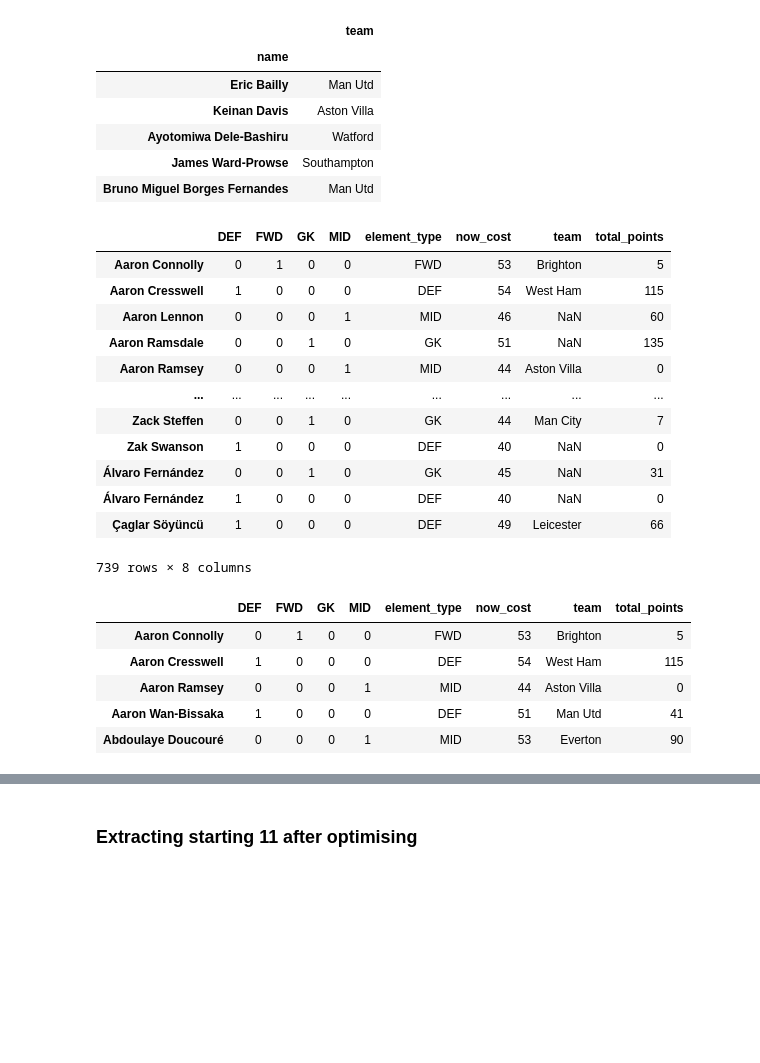
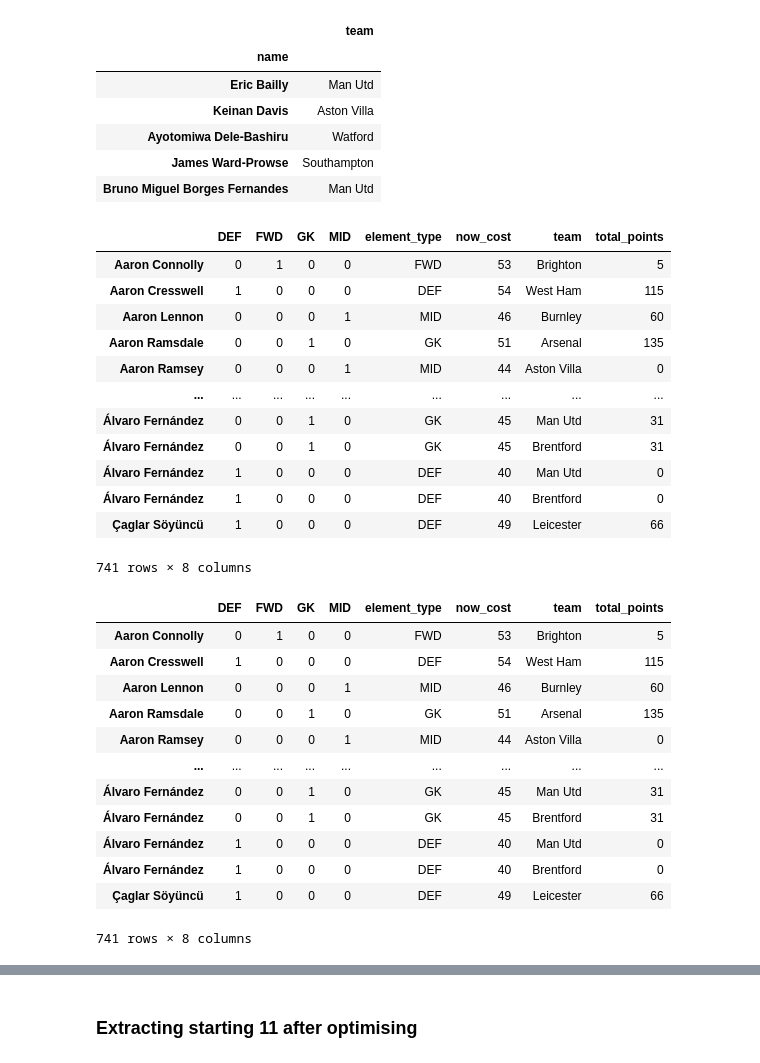
Before and after one commit to yuliangod/Optimisation-1D, a Jupyter notebook: Data processing.ipynb, the cells around one changed output, grey strips where cells are left out. Cells and saved outputs as stored; diff of their text form; code cells hidden in the pictures; blank space fills up the shorter version.

Commit message:
Club constraint

```diff
--- a/Data processing.ipynb
+++ b/Data processing.ipynb
@@ -66,7 +66,7 @@ df.head()
 # %% [markdown]
 ### Add club of players
 # %%
-club_df = pd.read_csv("Raw Data/gw1.csv", index_col="name")
+club_df = pd.read_csv("Raw Data/gw38.csv", index_col="name")
 club_df.head()
 # %% [output]
 |  | position | team | xP | assists | bonus | bps | clean_sheets | creativity | element | fixture | ... |
@@ -89,29 +89,36 @@ club_df.head()
 | James Ward-Prowse | Southampton |
 | Bruno Miguel Borges Fernandes | Man Utd |
 # %%
-output_df = df.combine_first(club_df)
-output_df
+df = df.combine_first(club_df)
+df
 # %% [output]
 |  | DEF | FWD | GK | MID | element_type | now_cost | team | total_points |
 | Aaron Connolly | 0 | 1 | 0 | 0 | FWD | 53 | Brighton | 5 |
 | Aaron Cresswell | 1 | 0 | 0 | 0 | DEF | 54 | West Ham | 115 |
-| Aaron Lennon | 0 | 0 | 0 | 1 | MID | 46 | NaN | 60 |
-| Aaron Ramsdale | 0 | 0 | 1 | 0 | GK | 51 | NaN | 135 |
+| Aaron Lennon | 0 | 0 | 0 | 1 | MID | 46 | Burnley | 60 |
+| Aaron Ramsdale | 0 | 0 | 1 | 0 | GK | 51 | Arsenal | 135 |
 | Aaron Ramsey | 0 | 0 | 0 | 1 | MID | 44 | Aston Villa | 0 |
 | ... | ... | ... | ... | ... | ... | ... | ... | ... |
-| Zack Steffen | 0 | 0 | 1 | 0 | GK | 44 | Man City | 7 |
-| Zak Swanson | 1 | 0 | 0 | 0 | DEF | 40 | NaN | 0 |
-| Álvaro Fernández | 0 | 0 | 1 | 0 | GK | 45 | NaN | 31 |
-| Álvaro Fernández | 1 | 0 | 0 | 0 | DEF | 40 | NaN | 0 |
+| Álvaro Fernández | 0 | 0 | 1 | 0 | GK | 45 | Man Utd | 31 |
+| Álvaro Fernández | 0 | 0 | 1 | 0 | GK | 45 | Brentford | 31 |
+| Álvaro Fernández | 1 | 0 | 0 | 0 | DEF | 40 | Man Utd | 0 |
+| Álvaro Fernández | 1 | 0 | 0 | 0 | DEF | 40 | Brentford | 0 |
 | Çaglar Söyüncü | 1 | 0 | 0 | 0 | DEF | 49 | Leicester | 66 |
-739 rows × 8 columns
+741 rows × 8 columns
 # %%
-output_df = output_df.dropna()
-output_df.head()
+df = df.dropna()
+df
 # %% [output]
 |  | DEF | FWD | GK | MID | element_type | now_cost | team | total_points |
 | Aaron Connolly | 0 | 1 | 0 | 0 | FWD | 53 | Brighton | 5 |
 | Aaron Cresswell | 1 | 0 | 0 | 0 | DEF | 54 | West Ham | 115 |
+| Aaron Lennon | 0 | 0 | 0 | 1 | MID | 46 | Burnley | 60 |
+| Aaron Ramsdale | 0 | 0 | 1 | 0 | GK | 51 | Arsenal | 135 |
 | Aaron Ramsey | 0 | 0 | 0 | 1 | MID | 44 | Aston Villa | 0 |
-| Aaron Wan-Bissaka | 1 | 0 | 0 | 0 | DEF | 51 | Man Utd | 41 |
-| Abdoulaye Doucouré | 0 | 0 | 0 | 1 | MID | 53 | Everton | 90 |
+| ... | ... | ... | ... | ... | ... | ... | ... | ... |
+| Álvaro Fernández | 0 | 0 | 1 | 0 | GK | 45 | Man Utd | 31 |
+| Álvaro Fernández | 0 | 0 | 1 | 0 | GK | 45 | Brentford | 31 |
+| Álvaro Fernández | 1 | 0 | 0 | 0 | DEF | 40 | Man Utd | 0 |
+| Álvaro Fernández | 1 | 0 | 0 | 0 | DEF | 40 | Brentford | 0 |
+| Çaglar Söyüncü | 1 | 0 | 0 | 0 | DEF | 49 | Leicester | 66 |
+741 rows × 8 columns
```
Also changed, not shown: parts of 7 cells of this notebook, 4 other files.
